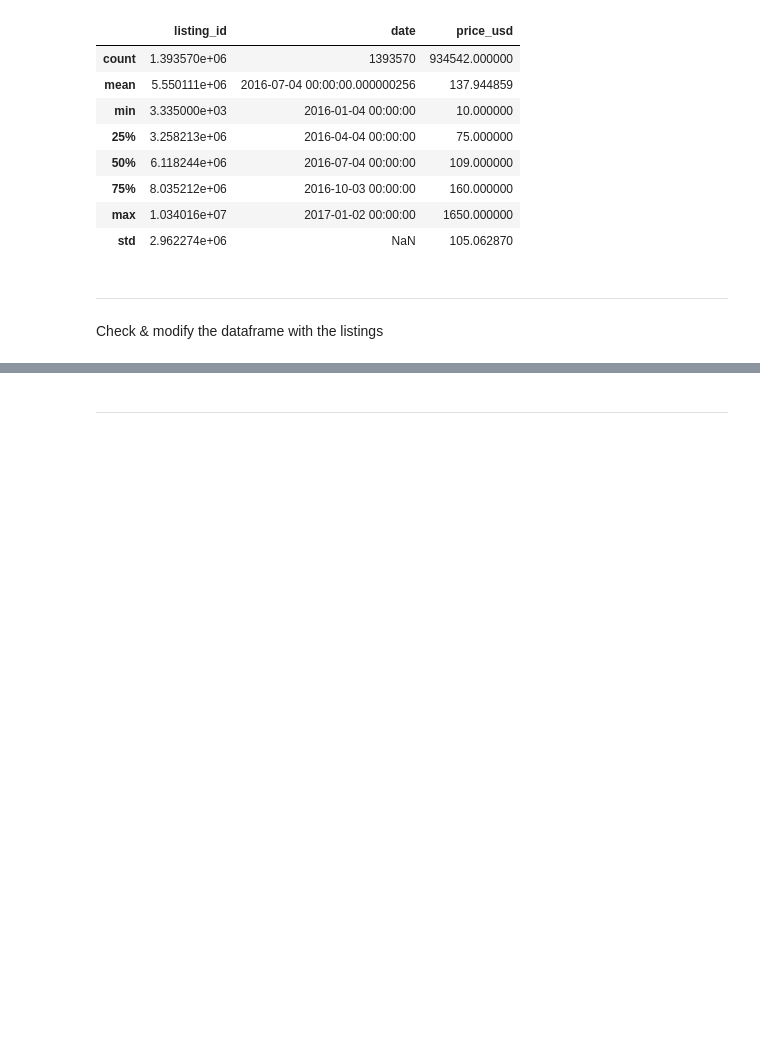
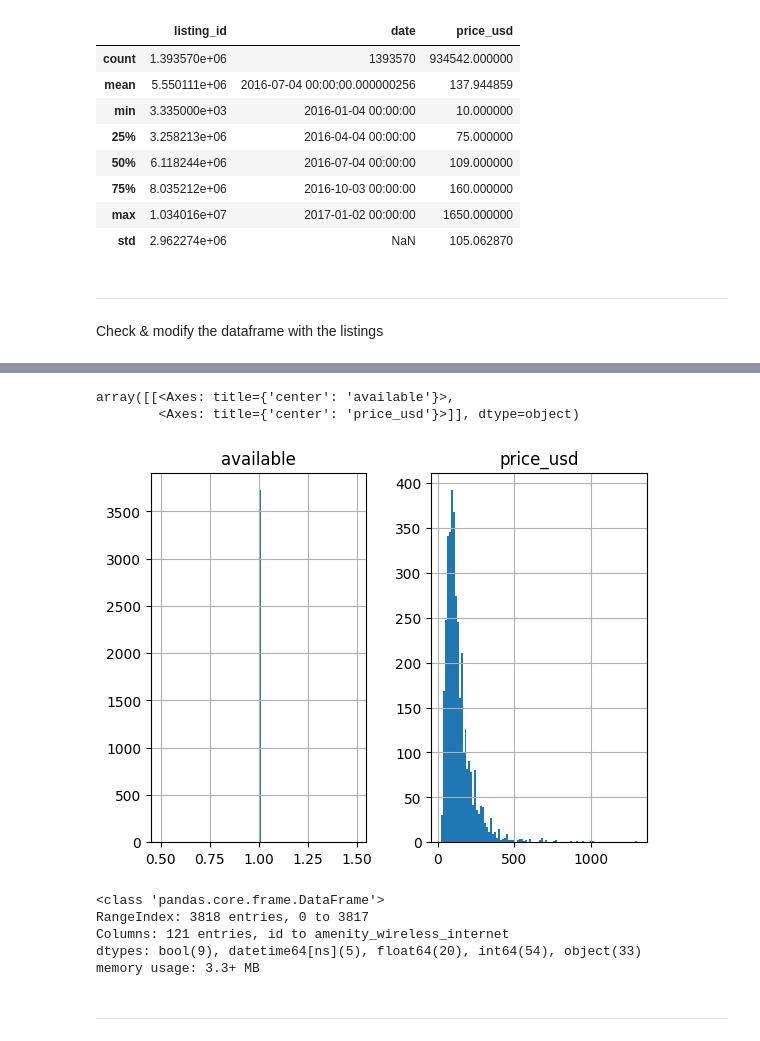
Before and after one commit to saschagroetzki/ud_p1_blogpost, a Jupyter notebook: main.ipynb, the cells around one changed output, grey strips where cells are left out. Saved outputs shown, nothing was run; the diff lists cells and outputs as text; code cells hidden in the pictures; blank space fills up the shorter version.

```diff
--- a/main.ipynb
+++ b/main.ipynb
@@ -55,11 +56,11 @@ df_cal['available'] = df_cal['available'].apply(lambda x: True if x == 't' else
 # calculate a new column without currency sign
 df_cal['price_usd'] = df_cal['price'].apply(lambda x: x[1:] if isinstance(x, str) else x)
 
-# remove thousand separator
-df_cal['price_usd'] = df_cal['price_usd'].apply(lambda x: x.replace(',', '') if isinstance(x, str) else x)
+# remove thousand separator and convert column to float
+df_cal['price_usd'] = df_cal['price_usd'].apply(lambda x: x.replace(',', '') if isinstance(x, str) else x).astype(float)
 
-# convert column to float
-df_cal['price_usd'] = df_cal['price_usd'].astype(float)
+# drop column price
+df_cal = df_cal.drop(columns='price')
 # %%
 df_cal.info()
 # %% [output]
@@ -147,3 +207,17 @@ df_list.picture_url[100]
+# %%
+df_cal[df_cal['available'] == True].groupby('listing_id').mean('price_usd').hist(bins = 100)
+# %% [output]
+array([[<Axes: title={'center': 'available'}>,
+        <Axes: title={'center': 'price_usd'}>]], dtype=object)
+[figure, added]
+# %%
+df_list.info()
+# %% [output]
+<class 'pandas.core.frame.DataFrame'>
+RangeIndex: 3818 entries, 0 to 3817
+Columns: 121 entries, id to amenity_wireless_internet
+dtypes: bool(9), datetime64[ns](5), float64(20), int64(54), object(33)
+memory usage: 3.3+ MB
 # %% [markdown]
 ---
 # %%
```
Also changed, not shown: parts of 8 cells of this notebook, 1 other file.
